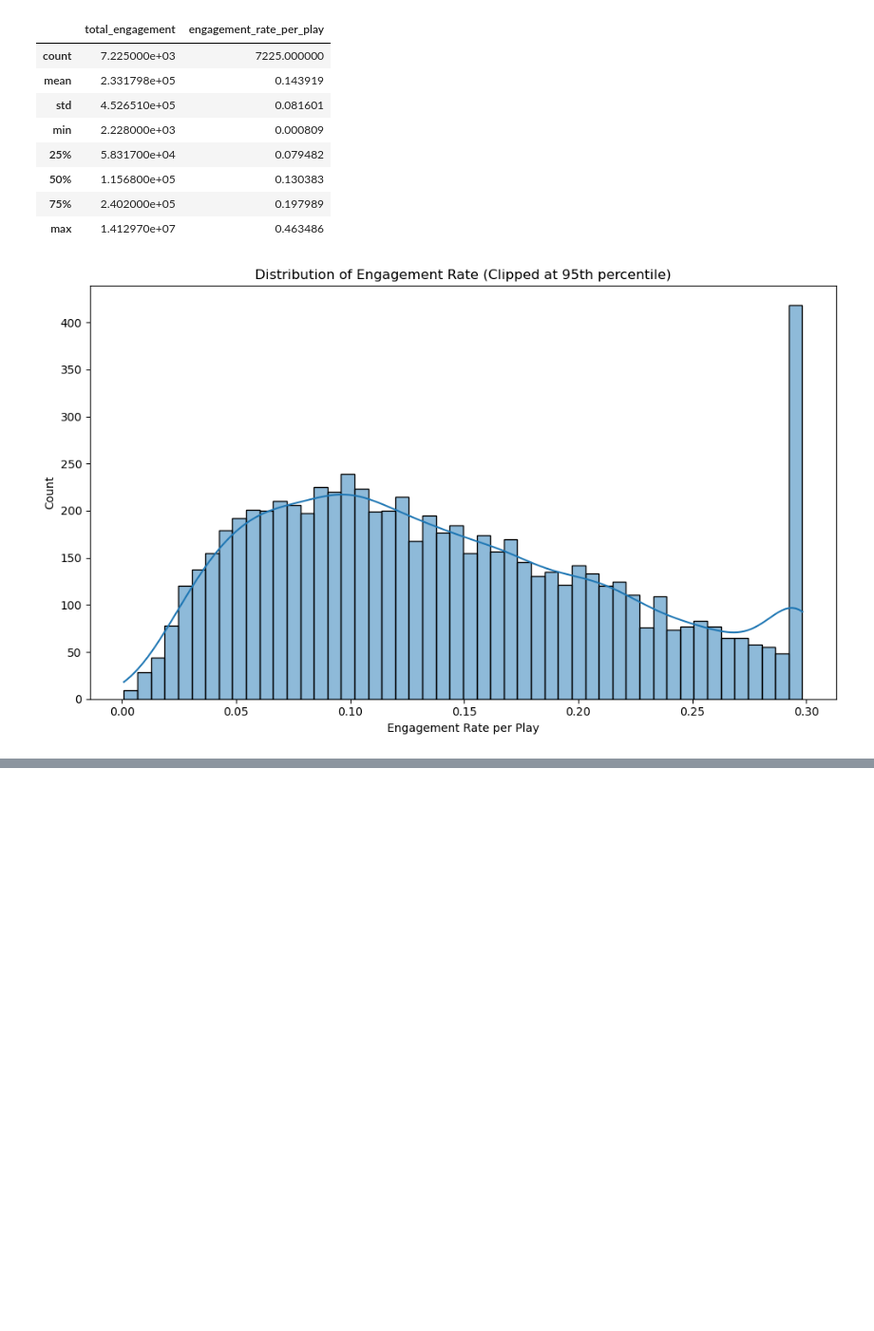
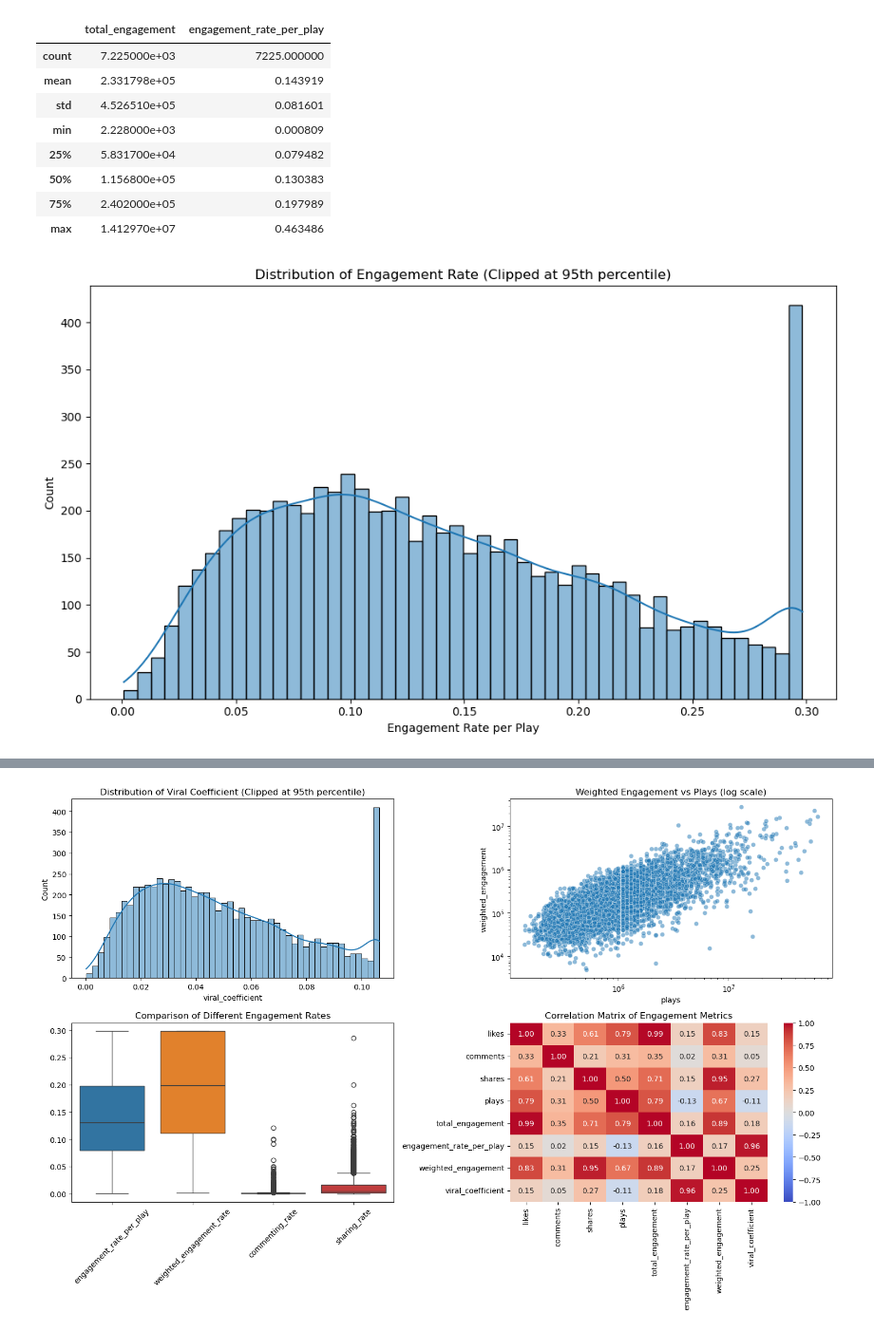
Before and after one commit to Qarsie/Tiktok_Py, a Jupyter notebook: preprocess.ipynb, the cells around one changed output, grey strips where cells are left out. Shown at 95% size. Saved outputs shown, nothing was run; the diff lists cells and outputs as text; code cells hidden in the pictures; blank space fills up the shorter version.

```diff
--- a/preprocess.ipynb
+++ b/preprocess.ipynb
@@ -203,3 +205,20 @@ Remaining columns:
  'music',
  'create_time',
  'video_url']
+# %%
+# Check for remaining null values in important columns
+print("Checking remaining nulls in key engagement columns:")
+engagement_cols = ['likes', 'comments', 'shares', 'plays']
+display(df[engagement_cols].isnull().sum())
+
+# Fill remaining nulls in engagement metrics with zeros
+# This assumes that missing engagement data means no engagement
+for col in engagement_cols:
+    null_count_before = df[col].isnull().sum()
+    if null_count_before > 0:
+        df[col] = df[col].fillna(0)
+        print(f"Filled {null_count_before} nulls in {col} with zeros")
+
+# Verify no nulls remain in these columns
+print("\nVerifying nulls after filling:")
+display(df[engagement_cols].isnull().sum())
@@ -415,0 +546,78 @@ Implications:
+# %%
+# Enhanced engagement metrics
+
+# 1. Weighted Engagement Score
+# Assign different weights to different types of engagement
+# Comments are typically more valuable than likes, shares even more so
+df['weighted_engagement'] = df['likes'] + (df['comments'] * 5) + (df['shares'] * 10)
+
+# 2. Weighted Engagement Rate
+df['weighted_engagement_rate'] = df['weighted_engagement'] / df['plays']
+df['weighted_engagement_rate'] = df['weighted_engagement_rate'].fillna(0).replace([np.inf, -np.inf], 0)
+
+# 3. Commenting Rate (comments per play)
+df['commenting_rate'] = df['comments'] / df['plays']
+df['commenting_rate'] = df['commenting_rate'].fillna(0).replace([np.inf, -np.inf], 0)
+
+# 4. Sharing Rate (shares per play)
+df['sharing_rate'] = df['shares'] / df['plays']
+df['sharing_rate'] = df['sharing_rate'].fillna(0).replace([np.inf, -np.inf], 0)
+
+# 5. Viral Coefficient (estimated spread factor)
+# Higher sharing rate likely leads to higher viral potential
+df['viral_coefficient'] = (0.5 * df['sharing_rate']) + (0.3 * df['engagement_rate_per_play']) + (0.2 * df['commenting_rate'])
+
+# 6. Normalize metrics (0-100 scale)
+def min_max_scale(series):
+    return 100 * (series - series.min()) / (series.max() - series.min())
+
+for metric in ['engagement_rate_per_play', 'weighted_engagement_rate', 'viral_coefficient']:
+    norm_col = f"{metric}_norm"
+    df[norm_col] = min_max_scale(df[metric])
+
+# Display enhanced metrics
+print("Enhanced engagement metrics examples:")
+enhanced_metrics = ['weighted_engagement', 'weighted_engagement_rate', 'commenting_rate',
+                    'sharing_rate', 'viral_coefficient', 'viral_coefficient_norm']
+display(df[['video_id'] + enhanced_metrics].head())
+
+# Summary statistics of enhanced metrics
+print("\nSummary statistics of enhanced metrics:")
+display(df[enhanced_metrics].describe())
+
+# Visualize key enhanced metrics
+plt.figure(figsize=(15, 10))
+
+# Plot viral coefficient distribution (clipped at 95th percentile)
+plt.subplot(2, 2, 1)
+sns.histplot(df['viral_coefficient'].clip(upper=df['viral_coefficient'].quantile(0.95)),
+             bins=50, kde=True)
+plt.title('Distribution of Viral Coefficient (Clipped at 95th percentile)')
+
+# Scatter plot of weighted engagement vs plays
+plt.subplot(2, 2, 2)
+sns.scatterplot(x='plays', y='weighted_engagement', data=df.sample(min(5000, len(df))), alpha=0.5)
+plt.xscale('log')
+plt.yscale('log')
+plt.title('Weighted Engagement vs Plays (log scale)')
+
+# Compare different engagement rates
+plt.subplot(2, 2, 3)
+rate_df = df[['engagement_rate_per_play', 'weighted_engagement_rate',
+              'commenting_rate', 'sharing_rate']].clip(upper=df['engagement_rate_per_play'].quantile(0.95))
+sns.boxplot(data=rate_df)
+plt.title('Comparison of Different Engagement Rates')
+plt.xticks(rotation=45)
+
+# Correlation matrix
+plt.subplot(2, 2, 4)
+corr_cols = ['likes', 'comments', 'shares', 'plays', 'total_engagement',
+             'engagement_rate_per_play', 'weighted_engagement', 'viral_coefficient']
+corr = df[corr_cols].corr()
+sns.heatmap(corr, annot=True, fmt='.2f', cmap='coolwarm', vmin=-1, vmax=1, center=0)
+plt.title('Correlation Matrix of Engagement Metrics')
+plt.tight_layout()
+
+plt.tight_layout()
+plt.show()
+# %% [output]
@@ -415,0 +641 @@ Implications:
+[figure, added]
```
Also changed, not shown: parts of 23 cells of this notebook, 2 other files.
